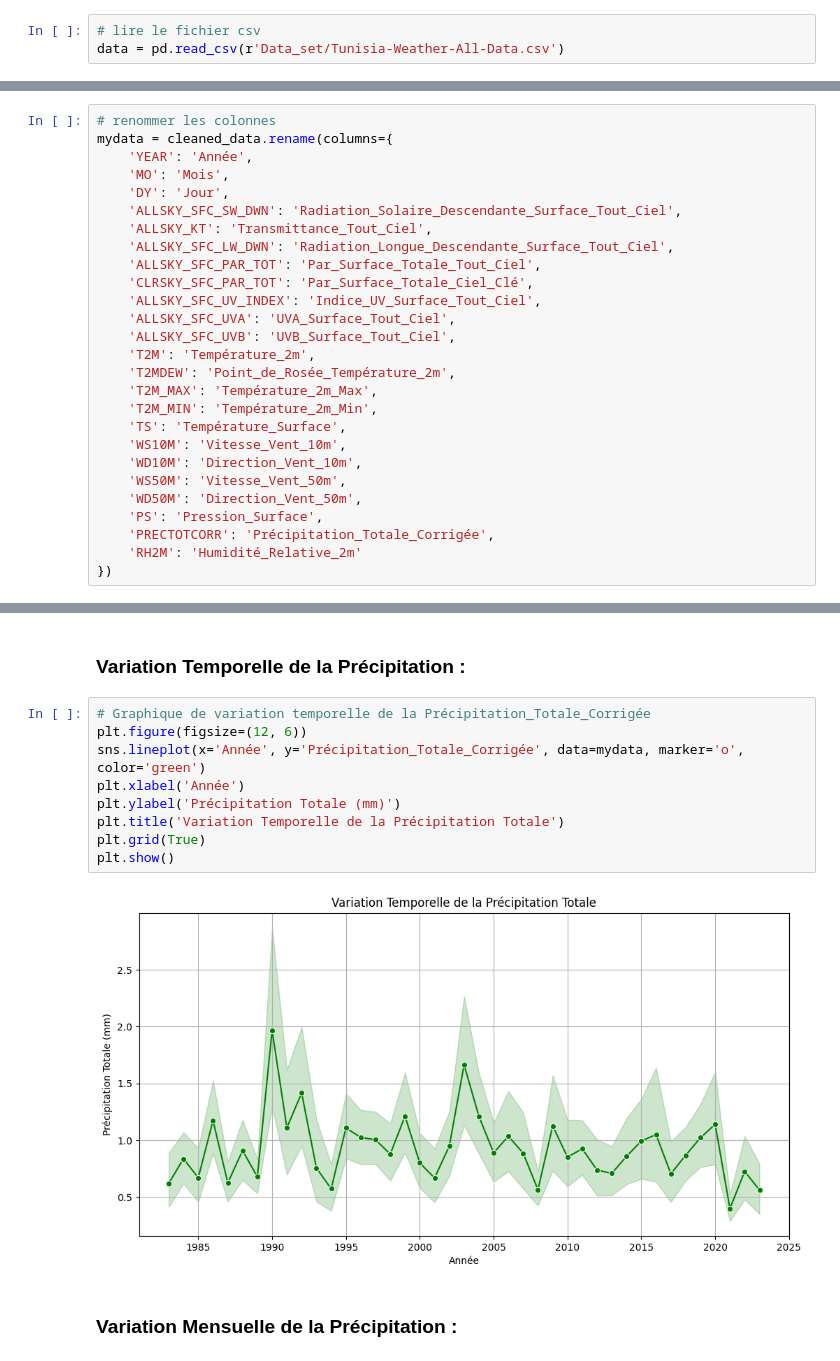
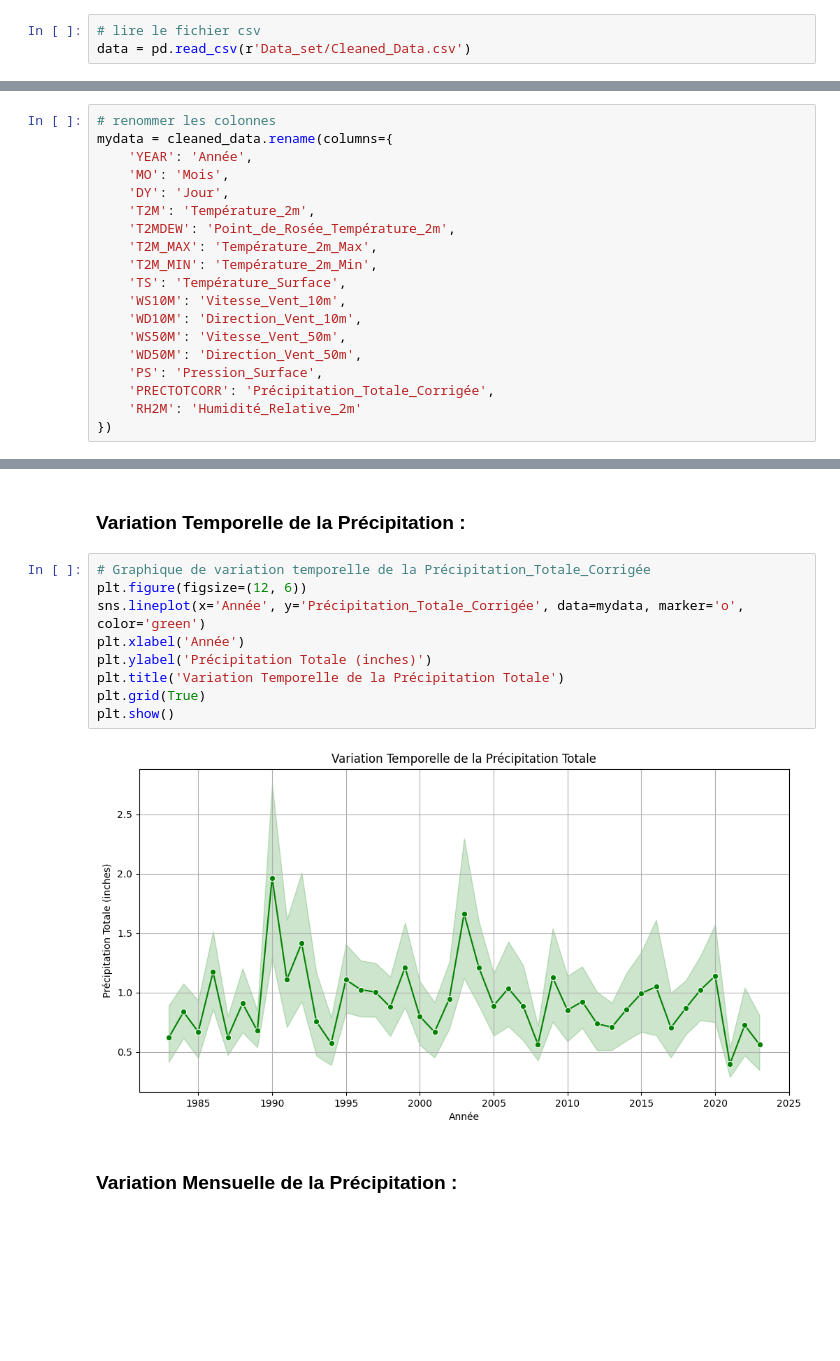
Before and after one commit to AzyzHm/Tunisia-Weather-Analysis, a Jupyter notebook: analyse_météo_tunisienne.ipynb, the cells around one changed output, grey strips where cells are left out. Saved outputs shown, nothing was run; the diff lists cells and outputs as text; blank space fills up the shorter version.

Commit message:
added a cleaned version of the dataset

```diff
--- a/analyse_météo_tunisienne.ipynb
+++ b/analyse_météo_tunisienne.ipynb
@@ -10,7 +10,7 @@ import seaborn as sns
 import numpy as np
 # %%
 # lire le fichier csv
-data = pd.read_csv(r'Data_set/Tunisia-Weather-All-Data.csv')
+data = pd.read_csv(r'Data_set/Cleaned_Data.csv')
 # %%
 # afficher le fichier csv
 data
@@ -120,14 +118,6 @@ mydata = cleaned_data.rename(columns={
     'YEAR': 'Année',
     'MO': 'Mois',
     'DY': 'Jour',
-    'ALLSKY_SFC_SW_DWN': 'Radiation_Solaire_Descendante_Surface_Tout_Ciel',
-    'ALLSKY_KT': 'Transmittance_Tout_Ciel',
-    'ALLSKY_SFC_LW_DWN': 'Radiation_Longue_Descendante_Surface_Tout_Ciel',
-    'ALLSKY_SFC_PAR_TOT': 'Par_Surface_Totale_Tout_Ciel',
-    'CLRSKY_SFC_PAR_TOT': 'Par_Surface_Totale_Ciel_Clé',
-    'ALLSKY_SFC_UV_INDEX': 'Indice_UV_Surface_Tout_Ciel',
-    'ALLSKY_SFC_UVA': 'UVA_Surface_Tout_Ciel',
-    'ALLSKY_SFC_UVB': 'UVB_Surface_Tout_Ciel',
     'T2M': 'Température_2m',
     'T2MDEW': 'Point_de_Rosée_Température_2m',
     'T2M_MAX': 'Température_2m_Max',
@@ -404,14 +385,14 @@ plt.show()
 # %%
 # Graphique de variation temporelle de la Précipitation_Totale_Corrigée
 plt.figure(figsize=(12, 6))
 sns.lineplot(x='Année', y='Précipitation_Totale_Corrigée', data=mydata, marker='o', color='green')
 plt.xlabel('Année')
-plt.ylabel('Précipitation Totale (mm)')
+plt.ylabel('Précipitation Totale (inches)')
 plt.title('Variation Temporelle de la Précipitation Totale')
 plt.grid(True)
 plt.show()
 # %% [output]
-[figure, old version]
+[figure, new version]
 # %% [markdown]
 ### Variation Mensuelle de la Précipitation :
 # %%
```
Also changed, not shown: parts of 9 cells of this notebook, 1 other file.
